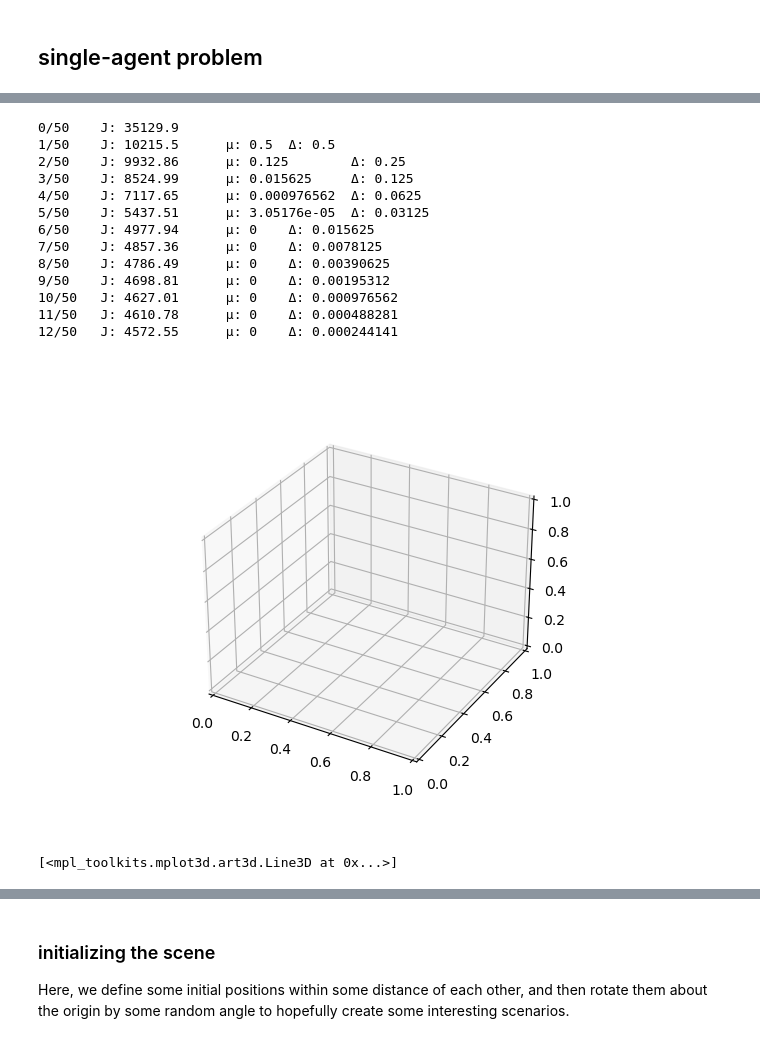
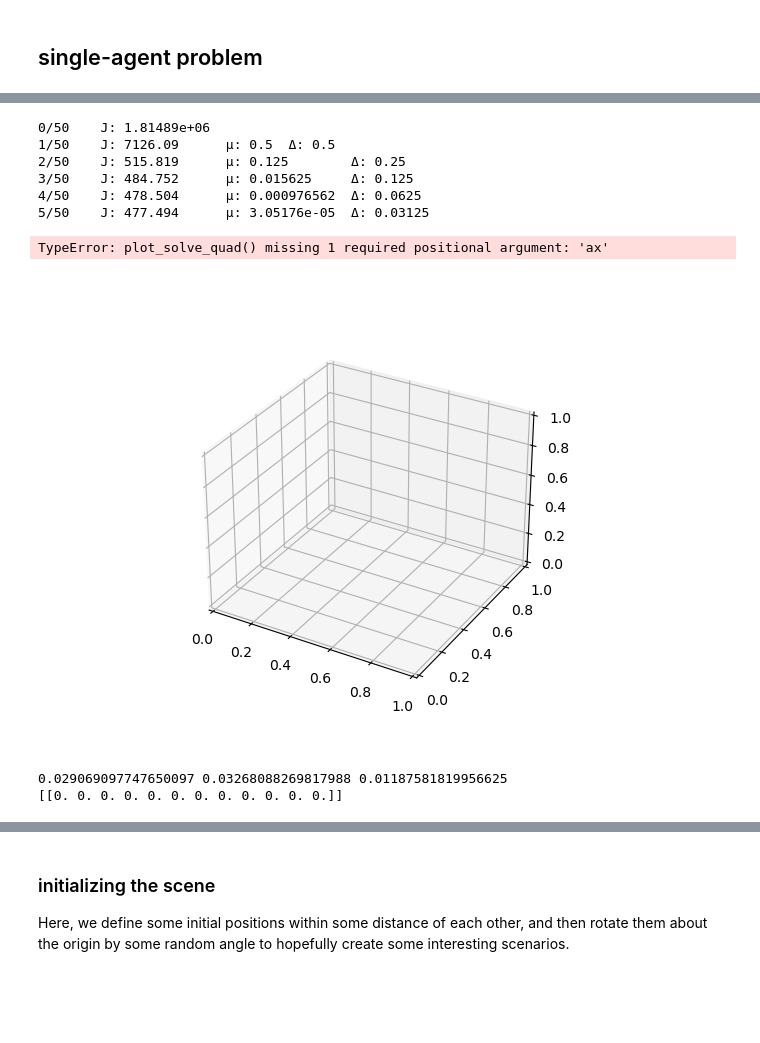
Before and after one commit to labicon/dp-ilqr, a Jupyter notebook: notebooks/main_Randy.ipynb, the cells around one changed output, grey strips where cells are left out. Drawn from its saved outputs; the diff is of its cells as text; code cells hidden in the pictures; blank space fills up the shorter version.

```diff
--- a/notebooks/main_Randy.ipynb
+++ b/notebooks/main_Randy.ipynb
@@ -57,5 +58,31 @@ def plot_solve(X, J, x_goal, x_dims=None):
     plt.margins(0.1)
     plt.title(f"Final Cost: {J:.3g}")
     plt.draw()
+# %%
+def plot_solve_quad(X, J, x_goal, ax, x_dims = None):
+
+    """Plot the resultant 3-dimensional trajectory on plt.gcf()"""
+
+    if not x_dims:
+        x_dims = [X.shape[1]]
+
+    N = X.shape[0]
+    t = np.arange(N) * dt
+
+    X_split = split_agents(X, x_dims)
+    x_goal_split = split_agents(x_goal.reshape(1,-1), x_dims)
+
+    for Xi, xg in zip(X_split, x_goal_split):
+        ax.scatter(Xi[:,0], Xi[:,1], Xi[:,2], c = t)
+        ax.scatter(Xi[0,0], Xi[0,1], Xi[0,2], s = 60,  label="$x_0$")
+        ax.scatter(xg[0,0], xg[0,1], xg[0,2], s = 60,  label="$x_f$")
+
+    ax.set_xlabel('$X(m)$')
+    ax.set_ylabel('$Y(m)$')
+    ax.set_zlabel('$Z(m)$')
+    # ax.legend()
+    plt.margins(0.1)
+    plt.title(f"Final Cost: {J:.3g}")
+    plt.draw()
 # %% [markdown]
 ## single-agent problem
@@ -106,48 +129,35 @@ plot_solve(X, J, x_goal)
 # u_try = np.array([0,0,0,2])
 # quad_12D._f(x_try,u_try)
 # %%
-# Single-agent problem for a quadcopter (w/ analytical diff.)
+#Single-agent problem for a 12-D quadcopter (w/ analytical diff.)
 dt = 0.01
-N = 50
+N = 260
 
-x = np.array([2, 2, 0.5 , 0.05, 0, 0, 0.2, 0.5, 0, 0, 0, 0], dtype=float)
+x = np.array([1, 1, 0.8 , 0.05, 0, 0, 0.2, 0.5, 0, 0, 0, 0], dtype=float) #initial condition
 x_goal = np.zeros((12, 1), dtype=float).T
 
 
 dynamics = dec.QuadcopterDynamics12D(dt)
 
-Q = np.diag([1., 1, 1, 1, 1, 1, 1, 1, 1, 1, 1, 1 ])
+Q = np.diag([1, 1, 1, 1, 1, 1, 1, 1, 1, 1, 1, 1 ])
 Qf = 1000 * np.eye(Q.shape[0])
 R = np.eye(4)
 cost = dec.ReferenceCost(x_goal, Q, R, Qf)
 
 prob = dec.ilqrProblem(dynamics, cost)
 ilqr = dec.ilqrSolver(prob, N)
 X, U, J = ilqr.solve(x)
 
 plt.clf()
-plot_solve(X, J, x_goal)
+fig = plt.figure()
+ax = fig.add_subplot(projection='3d')
+plot_solve_quad(X, J, x_goal, ax)
 # %% [output]
-0/50    J: 35129.9
-1/50    J: 10215.5      μ: 0.5  Δ: 0.5
-2/50    J: 9932.86      μ: 0.125        Δ: 0.25
-3/50    J: 8524.99      μ: 0.015625     Δ: 0.125
-4/50    J: 7117.65      μ: 0.000976562  Δ: 0.0625
-5/50    J: 5437.51      μ: 3.05176e-05  Δ: 0.03125
-6/50    J: 4977.94      μ: 0    Δ: 0.015625
-7/50    J: 4857.36      μ: 0    Δ: 0.0078125
-8/50    J: 4786.49      μ: 0    Δ: 0.00390625
-9/50    J: 4698.81      μ: 0    Δ: 0.00195312
-10/50   J: 4627.01      μ: 0    Δ: 0.000976562
-11/50   J: 4610.78      μ: 0    Δ: 0.000488281
-12/50   J: 4572.55      μ: 0    Δ: 0.000244141
+0/50    J: 1.81489e+06
+1/50    J: 7126.09      μ: 0.5  Δ: 0.5
+2/50    J: 515.819      μ: 0.125        Δ: 0.25
+3/50    J: 484.752      μ: 0.015625     Δ: 0.125
+4/50    J: 478.504      μ: 0.000976562  Δ: 0.0625
+5/50    J: 477.494      μ: 3.05176e-05  Δ: 0.03125
+TypeError: plot_solve_quad() missing 1 required positional argument: 'ax'
+[figure, added]
-# %%
-from mpl_toolkits import mplot3d
-fig = plt.figure()
-ax = plt.axes(projection='3d')
-# %% [output]
-[figure, removed]
-# %%
-ax.plot3D(X[0,:], X[1,:], X[2,:], 'blue')
-# %% [output]
-[<mpl_toolkits.mplot3d.art3d.Line3D at 0x...>]
@@ -153,0 +166,8 @@ ax.plot3D(X[0,:], X[1,:], X[2,:], 'blue')
+# %%
+print(X[-1,0],X[-1,1],X[-1,2]) #simulated final position
+print(x_goal) #designated goal position
+
+# hmm... not too bad
+# %% [output]
+0.029069097747650097 0.03268088269817988 0.01187581819956625
+[[0. 0. 0. 0. 0. 0. 0. 0. 0. 0. 0. 0.]]
```
Also changed, not shown: parts of 58 cells of this notebook, 1 other file.
